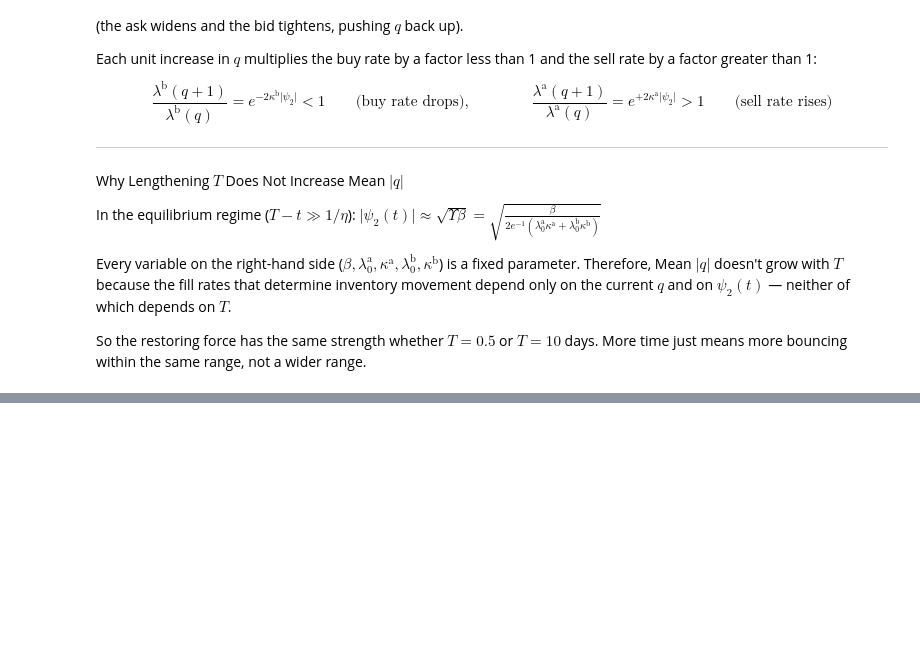
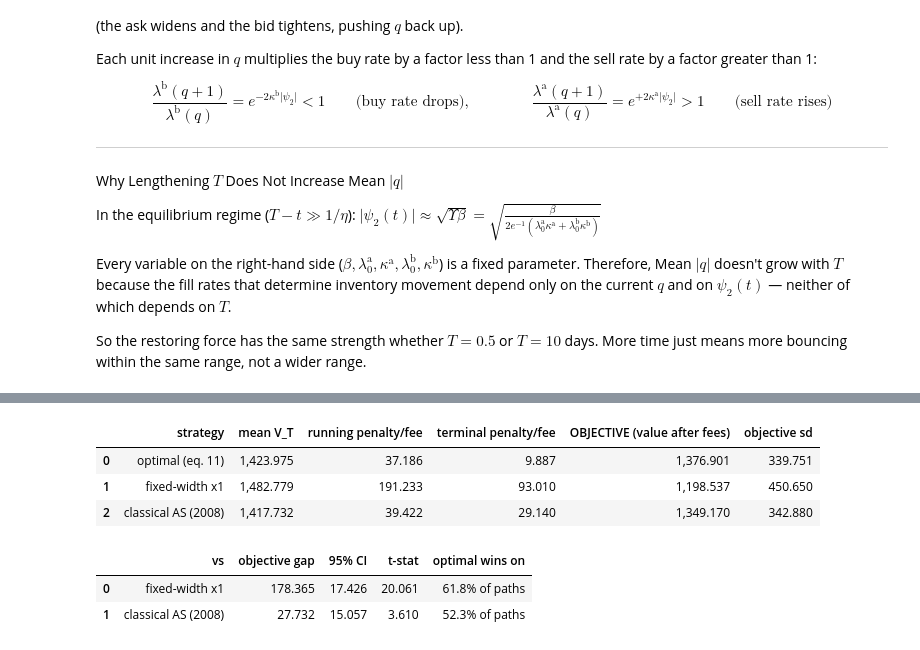
Before and after one commit to vuminh-hoangd/Option-Market-Making-with-Arbitrage-Free-Volatility-Surface, a Jupyter notebook: notebooks/option_mm_vol_arbitrage.ipynb, the cells around one changed output, grey strips where cells are left out. Drawn from its saved outputs; the diff is of its cells as text; code cells hidden in the pictures; blank space fills up the shorter version.

```diff
--- a/notebooks/option_mm_vol_arbitrage.ipynb
+++ b/notebooks/option_mm_vol_arbitrage.ipynb
@@ -710,0 +800,24 @@ range, not a wider range.
+# %%
+assert all(np.array_equal(as_runs['optimal (eq. 11)'].S, r.S) for r in as_runs.values()), \
+    'paired comparison requires identical spot paths'
+
+display(objective_summary(as_runs, PARAMS))
+
+base8 = objective(as_runs['optimal (eq. 11)'], PARAMS)
+paired8 = pd.DataFrame([
+    {'vs': name,
+     'objective gap': (d := base8 - objective(r, PARAMS)).mean(),
+     '95% CI': 1.96 * d.std() / np.sqrt(N_PATHS8),
+     't-stat': d.mean() / (d.std() / np.sqrt(N_PATHS8)),
+     'optimal wins on': f'{100 * (d > 0).mean():.1f}% of paths'}
+    for name, r in as_runs.items() if not name.startswith('optimal')
+])
+display(paired8)
+# %% [output]
+|  | strategy | mean V_T | running penalty/fee | terminal penalty/fee | OBJECTIVE (value after fees) | objective sd |
+| 0 | optimal (eq. 11) | 1,423.975 | 37.186 | 9.887 | 1,376.901 | 339.751 |
+| 1 | fixed-width x1 | 1,482.779 | 191.233 | 93.010 | 1,198.537 | 450.650 |
+| 2 | classical AS (2008) | 1,417.732 | 39.422 | 29.140 | 1,349.170 | 342.880 |
+|  | vs | objective gap | 95% CI | t-stat | optimal wins on |
+| 0 | fixed-width x1 | 178.365 | 17.426 | 20.061 | 61.8% of paths |
+| 1 | classical AS (2008) | 27.732 | 15.057 | 3.610 | 52.3% of paths |
```
Also changed, not shown: parts of 10 cells of this notebook, 3 other files.
